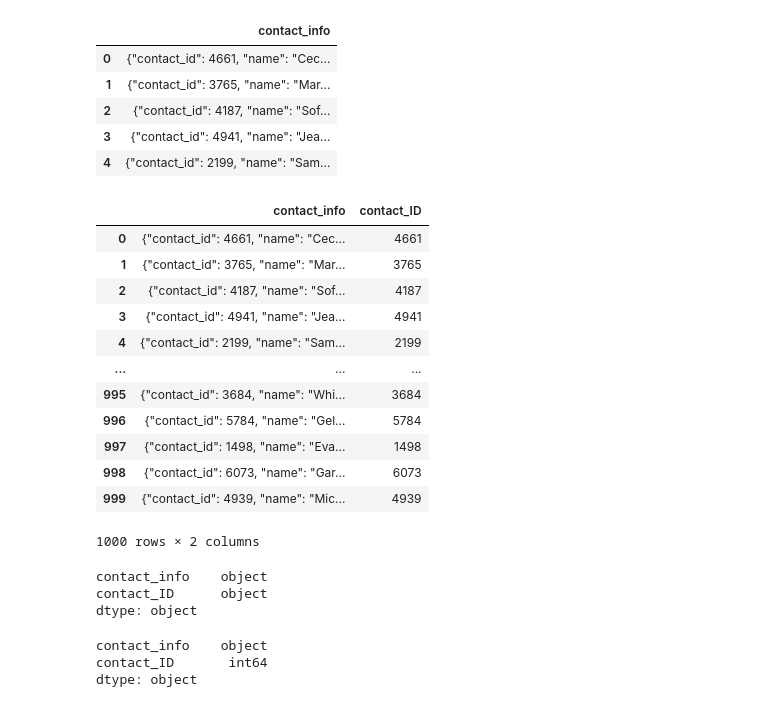
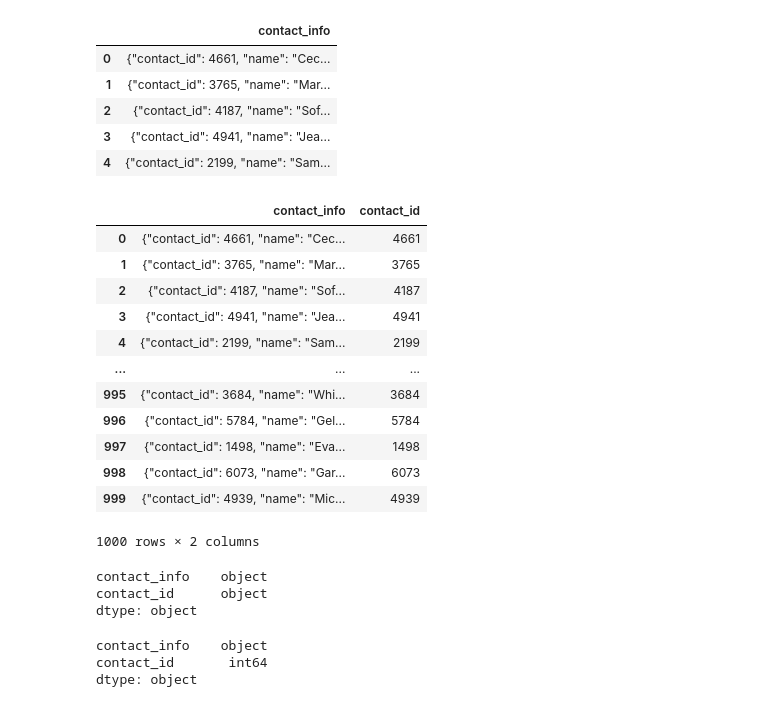
Before and after one commit to desireetrevino/Crowdfunding_ETL, a Jupyter notebook: ETL_Mini_Project_Starter_Code_CLucas_EDiscala_DTrevino.ipynb, the cells around one changed output. Cells and saved outputs as stored; diff of their text form; code cells hidden in the pictures.

```diff
--- a/ETL_Mini_Project_Starter_Code_CLucas_EDiscala_DTrevino.ipynb
+++ b/ETL_Mini_Project_Starter_Code_CLucas_EDiscala_DTrevino.ipynb
@@ -410,10 +410,10 @@ contact_info_df_copy.head()
 | 4 | {"contact_id": 2199, "name": "Sam... |
 # %%
 # Extract the four-digit contact ID number.
-contact_info_df_copy['contact_ID'] = contact_info_df_copy['contact_info'].str.extract(r'(\d{4})')
+contact_info_df_copy['contact_id'] = contact_info_df_copy['contact_info'].str.extract(r'(\d{4})')
 contact_info_df_copy
 # %% [output]
-|  | contact_info | contact_ID |
+|  | contact_info | contact_id |
 | 0 | {"contact_id": 4661, "name": "Cec... | 4661 |
 | 1 | {"contact_id": 3765, "name": "Mar... | 3765 |
 | 2 | {"contact_id": 4187, "name": "Sof... | 4187 |
@@ -431,15 +431,15 @@ contact_info_df_copy
 contact_info_df_copy.dtypes
 # %% [output]
 contact_info    object
-contact_ID      object
+contact_id      object
 dtype: object
 # %%
 # Convert the "contact_id" column to an int64 data type.
-contact_info_df_copy = contact_info_df_copy.astype({'contact_ID':'int64'})
+contact_info_df_copy = contact_info_df_copy.astype({'contact_id':'int64'})
 contact_info_df_copy.dtypes
 # %% [output]
 contact_info    object
-contact_ID       int64
+contact_id       int64
 dtype: object
 # %%
 # Extract the name of the contact and add it to a new column.
```
Also changed, not shown: parts of 7 cells of this notebook, 2 other files.
